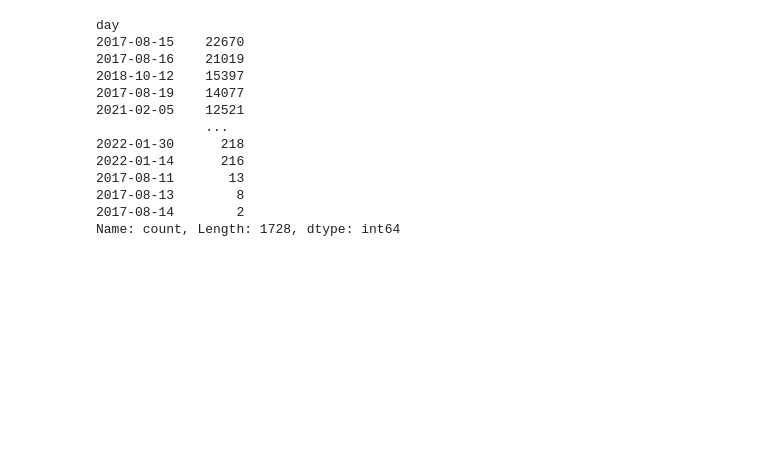
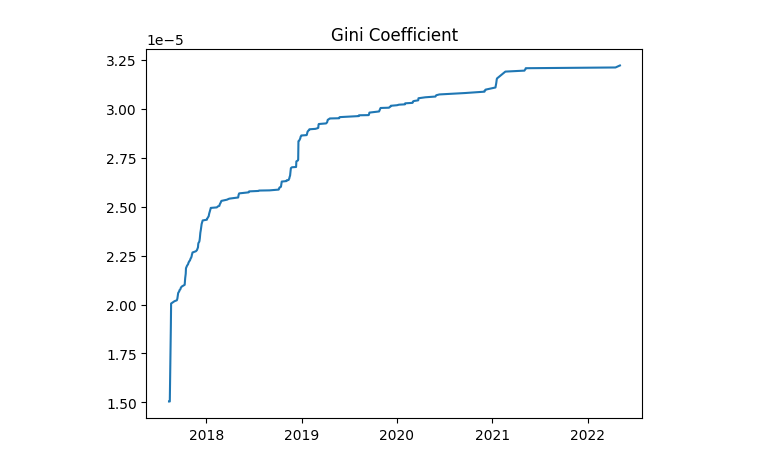
Before and after one commit to himanshucmi/roni-analytics, a Jupyter notebook: main.ipynb, the cells around one changed output. Saved outputs shown, nothing was run; the diff lists cells and outputs as text; code cells hidden in the pictures; blank space fills up the shorter version.

```diff
--- a/main.ipynb
+++ b/main.ipynb
@@ -109,16 +99,0 @@ df = df[['day','from_address', 'to_address', 'value']]
-# %%
-df['day'].value_counts()
-# %% [output]
-day
-2017-08-15    22670
-2017-08-16    21019
-2018-10-12    15397
-2017-08-19    14077
-2021-02-05    12521
-              ...
-2022-01-30      218
-2022-01-14      216
-2017-08-11       13
-2017-08-13        8
-2017-08-14        2
-Name: count, Length: 1728, dtype: int64
@@ -135,0 +127,29 @@ for i in all_address:
+# %%
+def gini(x):
+    x = x.values
+    x = x.flatten()
+    if np.amin(x) < 0:
+        x = x - np.amin(x)
+    x = x + 10**-7
+    x = np.sort(x)
+    n = x.shape[0]
+    index = np.arange(1, n+1)
+    return ((np.sum((2 * index - n  - 1) * x)) / (n * np.sum(x)))
+# %%
+# Data frame with date, address, net balance
+df_net = getNetBalance(df)
+# %%
+# Creating the final data frame with date and gini coefficient
+df_final = pd.DataFrame(columns=['date', 'gini'])
+df_final['date'] = df_net['date'].unique()
+# %%
+# Calculating the gini coefficient for each date
+ginivals = df_net.groupby('date')['net_balance'].apply(gini).values
+df_final['gini'] = ginivals
+# %%
+# Plotting the gini coefficient
+plt.plot(df_final['date'], df_final['gini'])
+plt.title('Gini Coefficient')
+plt.show()
+# %% [output]
+[figure, added]
```
Also changed, not shown: parts of 16 cells of this notebook.
